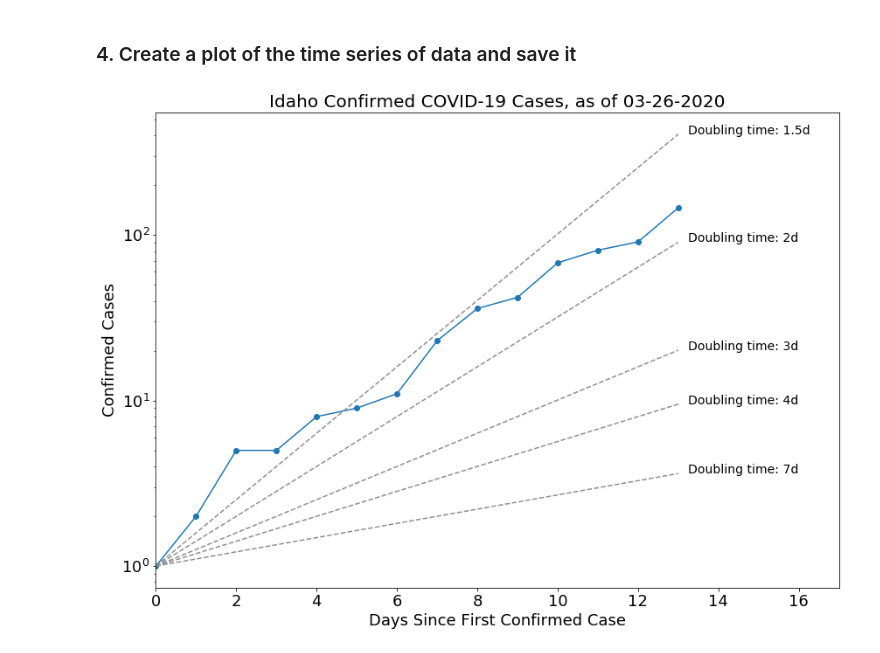
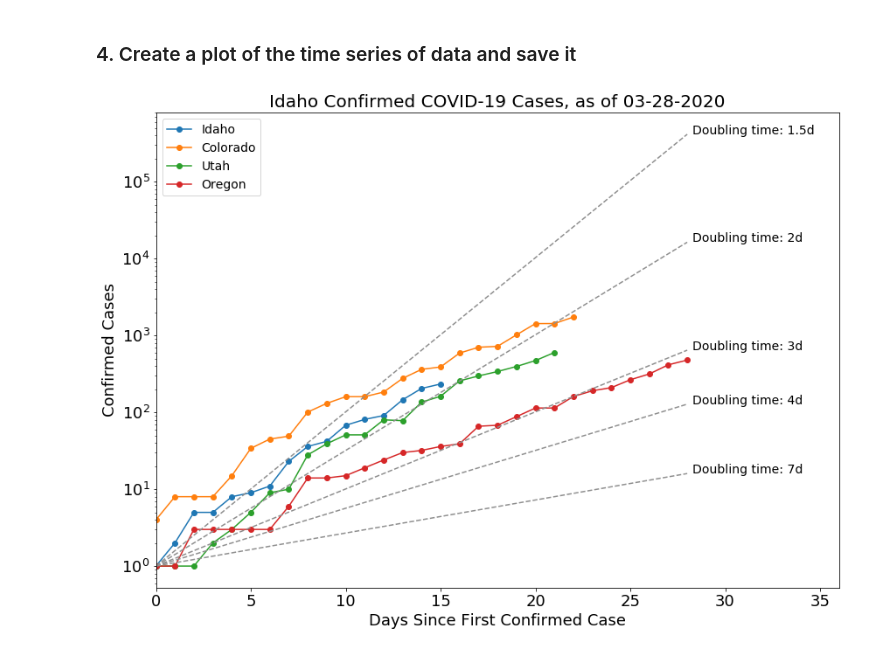
Before and after one commit to LejoFlores/COVID-19, a Jupyter notebook: ID_COVID19_timeseries.ipynb, the cells around one changed output. Saved outputs shown, nothing was run; the diff lists cells and outputs as text; code cells hidden in the pictures.

```diff
--- a/ID_COVID19_timeseries.ipynb
+++ b/ID_COVID19_timeseries.ipynb
@@ -13,10 +13,19 @@ covid_daily_reports = 'csse_covid_19_data/csse_covid_19_daily_reports/'
 
 day_shift=0
 
+nState = 4
+
 id_firstday = '3/13/2020'
-id_today = pd.datetime.strftime(pd.datetime.now() - pd.Timedelta(days=day_shift), '%m-%d-%Y')
+co_firstday = '3/06/2020'
+ut_firstday = '3/07/2020'
+or_firstday = '2/29/2020'
 
-date_range = pd.date_range(start=id_firstday, end=id_today)
+today = pd.datetime.strftime(pd.datetime.now() - pd.Timedelta(days=day_shift), '%m-%d-%Y')
+
+id_date_range = pd.date_range(start=id_firstday, end=today)
+co_date_range = pd.date_range(start=co_firstday, end=today)
+ut_date_range = pd.date_range(start=ut_firstday, end=today)
+or_date_range = pd.date_range(start=or_firstday, end=today)
 # %% [markdown]
 ### 3. Create arrays for numbers of confirmed and recovered cases, and deaths
 # %%
@@ -46,7 +94,12 @@ for date in date_range:
 # %% [markdown]
 ### 4. Create a plot of the time series of data and save it
 # %%
-days_since_first = np.arange(date_range.size)
+id_days_since_first = np.arange(id_date_range.size)
+co_days_since_first = np.arange(co_date_range.size)
+ut_days_since_first = np.arange(ut_date_range.size)
+or_days_since_first = np.arange(or_date_range.size)
+
+days_since_first = or_days_since_first
 
 dt_1p5day = 2.0 ** (days_since_first / 1.5)
 dt_2day = 2.0 ** (days_since_first / 2.0)
@@ -54,33 +107,37 @@ dt_3day = 2.0 ** (days_since_first / 3.0)
 dt_4day = 2.0 ** (days_since_first / 4.0)
 dt_7day = 2.0 ** (days_since_first / 7.0)
 
 fig = plt.figure(figsize=(14,10))
-plt.plot(days_since_first,ID_confirmed,'o-')
+plt.plot(id_days_since_first,ID_confirmed,'o-',label="Idaho")
+plt.plot(co_days_since_first,CO_confirmed,'o-',label="Colorado")
+plt.plot(ut_days_since_first,UT_confirmed,'o-',label="Utah")
+plt.plot(or_days_since_first,OR_confirmed,'o-',label="Oregon")
 
 plt.plot(days_since_first,dt_1p5day,'--',color='#8f8f8f')
 plt.text(days_since_first[-1]+0.25,dt_1p5day[-1],'Doubling time: 1.5d',fontsize=14)
 
 plt.plot(days_since_first,dt_2day,'--',color='#8f8f8f')
 plt.text(days_since_first[-1]+0.25,dt_2day[-1],'Doubling time: 2d',fontsize=14)
 
 plt.plot(days_since_first,dt_3day,'--',color='#8f8f8f')
 plt.text(days_since_first[-1]+0.25,dt_3day[-1],'Doubling time: 3d',fontsize=14)
 
 plt.plot(days_since_first,dt_4day,'--',color='#8f8f8f')
 plt.text(days_since_first[-1]+0.25,dt_4day[-1],'Doubling time: 4d',fontsize=14)
 
 plt.plot(days_since_first,dt_7day,'--',color='#8f8f8f')
 plt.text(days_since_first[-1]+0.25,dt_7day[-1],'Doubling time: 7d',fontsize=14)
 
-plt.xlim((0,date_range.size+3))
+plt.xlim((0,date_range.size+np.round(date_range.size/4.0)))
 
 plt.xticks(fontsize=18)
 plt.yticks(fontsize=18)
+plt.legend(loc='upper left',fontsize=14)
 plt.title('Idaho Confirmed COVID-19 Cases, as of '+date_range[-1].strftime('%m-%d-%Y'),fontsize=20)
 plt.xlabel('Days Since First Confirmed Case',fontsize=18)
 plt.ylabel('Confirmed Cases',fontsize=18)
 plt.yscale('log')
 
 fig.savefig('ID-COVID-19_'+date_range[-1].strftime('%m-%d-%Y')+'.png', facecolor=fig.get_facecolor(), edgecolor='none')
 # %% [output]
-[figure, old version]
+[figure, new version]
```
Also changed, not shown: parts of 5 cells of this notebook, 3 other files.
